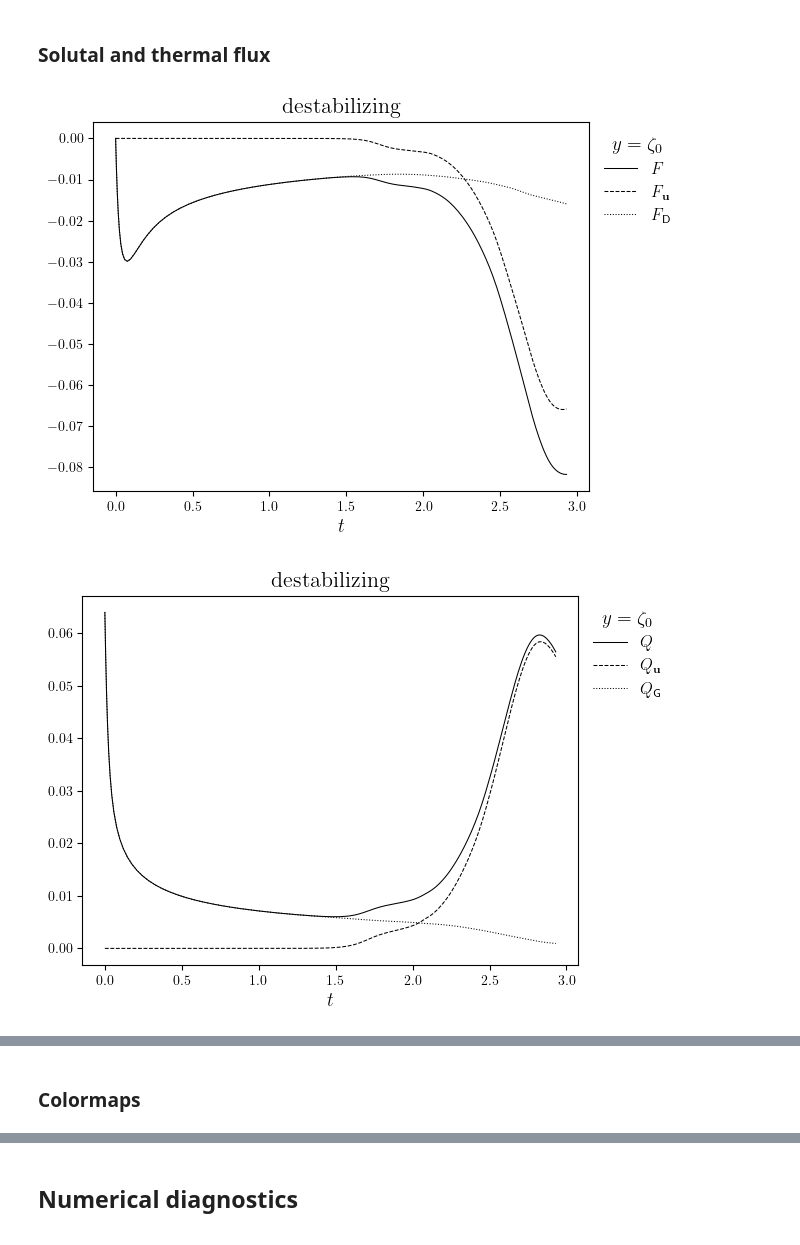
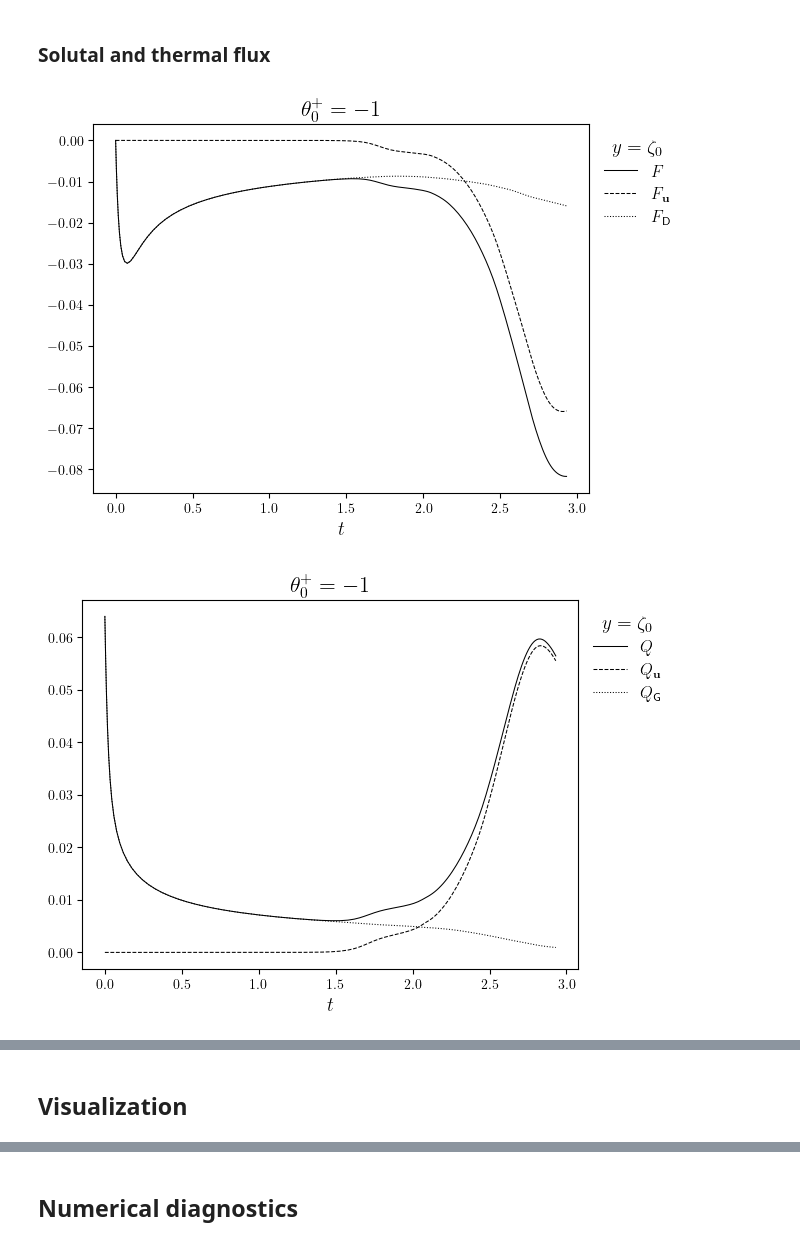
Before and after one commit to george-poole/CRoCoDiL, a Jupyter notebook: demo/system_b/B10_demo.ipynb, the cells around one changed output, grey strips where cells are left out. Cells and saved outputs as stored; diff of their text form; code cells hidden in the pictures.

```diff
--- a/demo/system_b/B10_demo.ipynb
+++ b/demo/system_b/B10_demo.ipynb
@@ -5,10 +5,9 @@
 # %%
 import numpy as np
-from lucifex.fem import grid_cross_section
 from lucifex.io import write
 from lucifex.sim import run, xdmf_to_npz, Simulation
 from lucifex.viz import (
-    plot_colormap, plot_contours, plot_line, get_ipynb_file_name, set_ipynb_variable,
+    plot_colormap, plot_line, get_ipynb_file_name, set_ipynb_variable,
 )
 from lucifex.utils.array_utils import as_index
 from crocodil.dns.theory import threshold_rayleigh
@@ -16,12 +15,13 @@ from crocodil.dns.system_b import dns_system_b, thermal_rayleigh, SYSTEM_B_REFER
 
 STORE = 1
 WRITE = None
-DIR_ROOT = f'./{get_ipynb_file_name()}'
+DIR_ROOT = f'.figures/{get_ipynb_file_name()}'
 NX = set_ipynb_variable('NX', 80)
 NY = set_ipynb_variable('NY', 80)
 ANIM = set_ipynb_variable('ANIM', False)
 
 theta_neg_opts = (True, False)
+theta_neg_title = lambda neg: f"$\\theta_0^+={'-1' if neg else '+1'}$"
 simulations: dict[bool, Simulation] = {}
 
 for theta_neg in theta_neg_opts:
@@ -29,7 +29,6 @@ for theta_neg in theta_neg_opts:
         store_delta=STORE,
         write_delta=WRITE,
         dir_root=DIR_ROOT,
-        dir_datetime=True,
         dir_uid=True,
     )(
         Nx=NX,
@@ -67,9 +70,11 @@ n_init = 10
 
 for theta_neg in theta_neg_opts:
     sim = simulations[theta_neg]
-    write(sim.parameters, sim.parameter_file, sim.dir_path, mode='w')
     run(sim, n_stop=n_stop, t_stop=t_stop, dt_init=dt_init, n_init=n_init, show_progress=True)
-    if WRITE: xdmf_to_npz(sim, delete_xdmf=False)
+    if WRITE:
+        xdmf_to_npz(sim, delete_xdmf=False)
+    else:
+        write(sim.parameters, sim.parameter_file, sim.dir_path, mode='w')
 # %% [markdown]
 ## Physical diagnostics
 # %% [markdown]
@@ -77,26 +82,25 @@ for theta_neg in theta_neg_opts:
 # %%
 for theta_neg in theta_neg_opts:
     sim = simulations[theta_neg]
     f, q = sim['f', 'q']
     fZeta0, fZetaPlus, fZetaMinus = f.split()
     qZeta0, qZetaPlus, qZetaMinus = q.split()
-    title = 'destabilizing' if theta_neg else 'stabilizing'
     fig, ax = plot_line(
         [(fZeta0.time_series, [np.sum(i) for i in fZeta0.value_series]), (fZeta0.time_series, fZeta0.value_series)],
         cyc='black',
         x_label='$t$',
-        title=title,
+        title=theta_neg_title(theta_neg),
         legend_labels=['$F$', '$F_{\mathbf{u}}$', '$F_{\mathsf{D}}$'],
         legend_title=f'$y=\zeta_0$',
     )
     fig, ax = plot_line(
         [(qZeta0.time_series, [np.sum(i) for i in qZeta0.value_series]), (qZeta0.time_series, qZeta0.value_series)],
         cyc='black',
         x_label='$t$',
-        title=title,
+        title=theta_neg_title(theta_neg),
         legend_labels=['$Q$', '$Q_{\mathbf{u}}$', '$Q_{\mathsf{G}}$'],
         legend_title=f'$y=\zeta_0$',
     )
 # %% [output]
-[figure, old version]
+[figure, new version]
-[figure, old version]
+[figure, new version]
@@ -105,2 +109,2 @@ for theta_neg in theta_neg_opts:
 # %% [markdown]
-### Colormaps
+## Visualization
```
Also changed, not shown: parts of 14 cells of this notebook, 37 other files.
